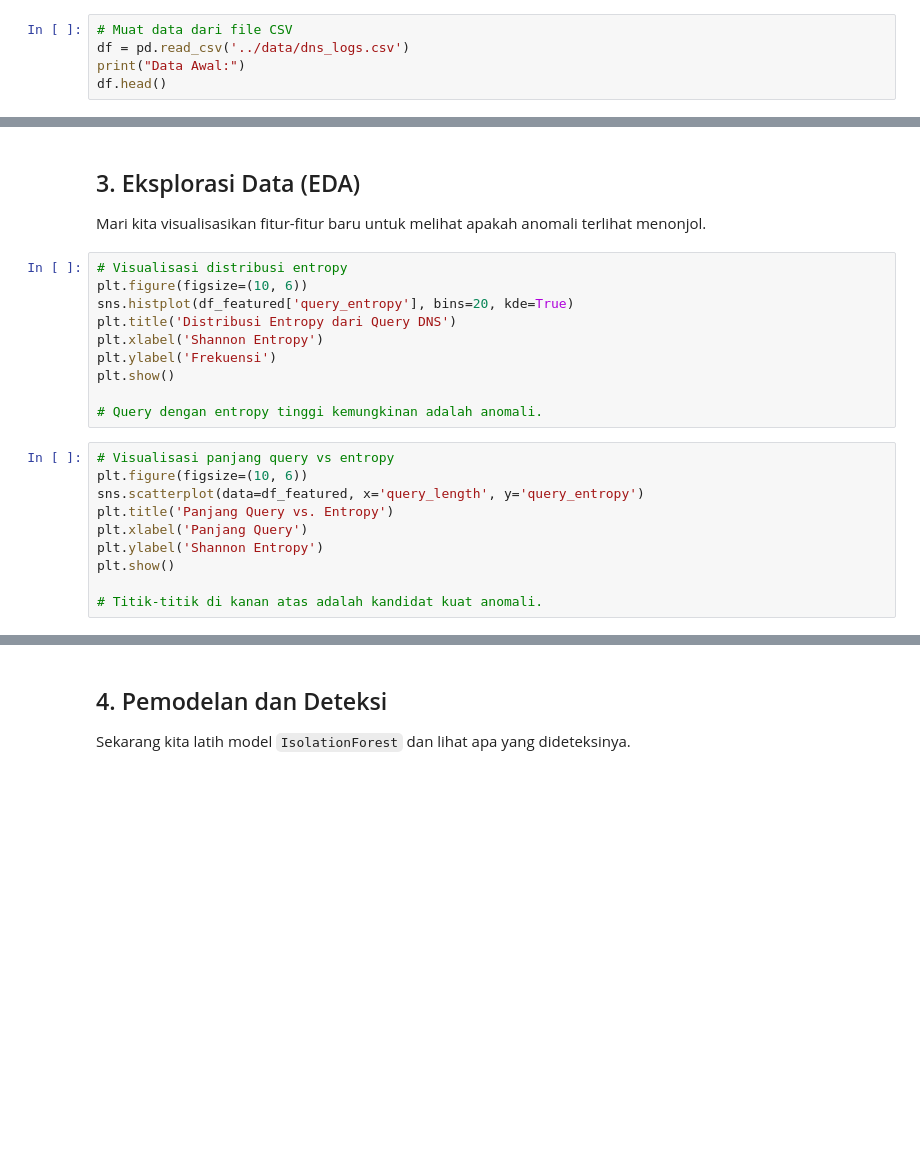
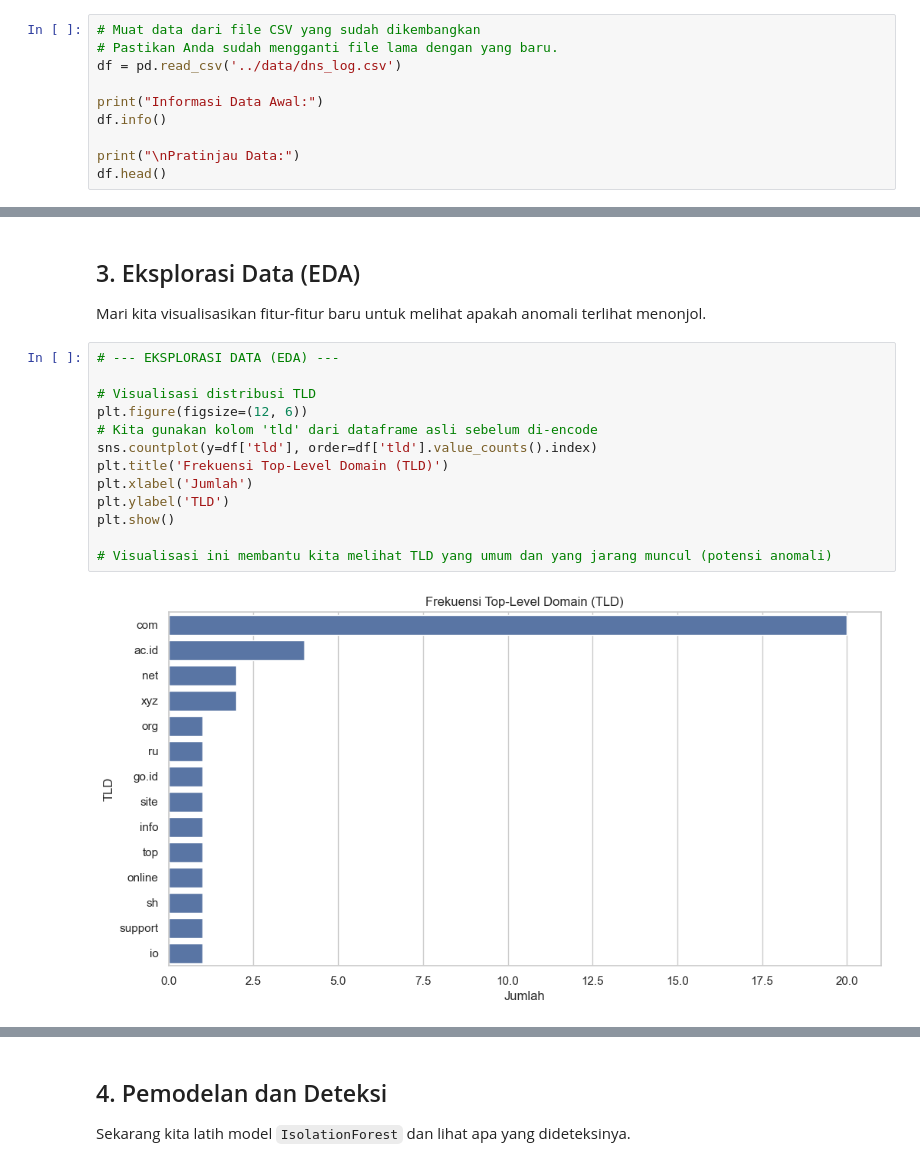
Before and after one commit to RickoMianto/FP-SOC, a Jupyter notebook: notebooks/model.ipynb, the cells around one changed output, grey strips where cells are left out. Saved outputs shown, nothing was run; the diff lists cells and outputs as text; blank space fills up the shorter version.

```diff
--- a/notebooks/model.ipynb
+++ b/notebooks/model.ipynb
@@ -19,7 +20,12 @@ from analysis_utils import feature_engineering, train_and_predict
 # Atur style plot
 sns.set_theme(style="whitegrid")
 # %%
-# Muat data dari file CSV
-df = pd.read_csv('../data/dns_logs.csv')
-print("Data Awal:")
+# Muat data dari file CSV yang sudah dikembangkan
+# Pastikan Anda sudah mengganti file lama dengan yang baru.
+df = pd.read_csv('../data/dns_log.csv')
+
+print("Informasi Data Awal:")
+df.info()
+
+print("\nPratinjau Data:")
 df.head()
@@ -35,22 +84,17 @@ df_featured.head()
 ## 3. Eksplorasi Data (EDA)
 Mari kita visualisasikan fitur-fitur baru untuk melihat apakah anomali terlihat menonjol.
 # %%
-# Visualisasi distribusi entropy
-plt.figure(figsize=(10, 6))
-sns.histplot(df_featured['query_entropy'], bins=20, kde=True)
-plt.title('Distribusi Entropy dari Query DNS')
-plt.xlabel('Shannon Entropy')
-plt.ylabel('Frekuensi')
+# --- EKSPLORASI DATA (EDA) ---
+
+# Visualisasi distribusi TLD
+plt.figure(figsize=(12, 6))
+# Kita gunakan kolom 'tld' dari dataframe asli sebelum di-encode
+sns.countplot(y=df['tld'], order=df['tld'].value_counts().index)
+plt.title('Frekuensi Top-Level Domain (TLD)')
+plt.xlabel('Jumlah')
+plt.ylabel('TLD')
 plt.show()
 
-# Query dengan entropy tinggi kemungkinan adalah anomali.
+# Visualisasi ini membantu kita melihat TLD yang umum dan yang jarang muncul (potensi anomali)
+# %% [output]
+[figure, added]
-# %%
-# Visualisasi panjang query vs entropy
-plt.figure(figsize=(10, 6))
-sns.scatterplot(data=df_featured, x='query_length', y='query_entropy')
-plt.title('Panjang Query vs. Entropy')
-plt.xlabel('Panjang Query')
-plt.ylabel('Shannon Entropy')
-plt.show()
-
-# Titik-titik di kanan atas adalah kandidat kuat anomali.
```
Also changed, not shown: parts of 6 cells of this notebook, 2 other files.
